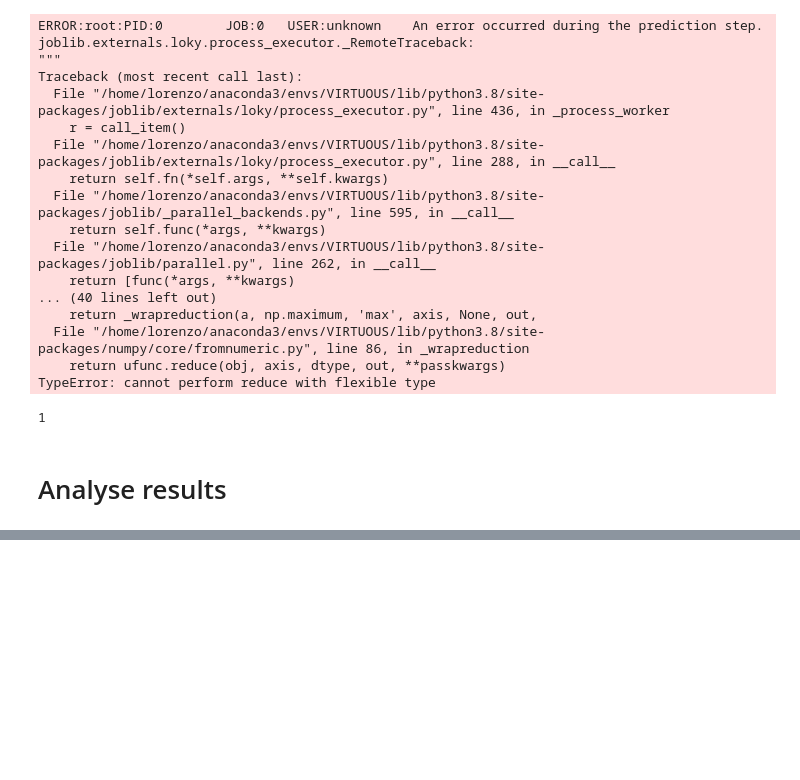
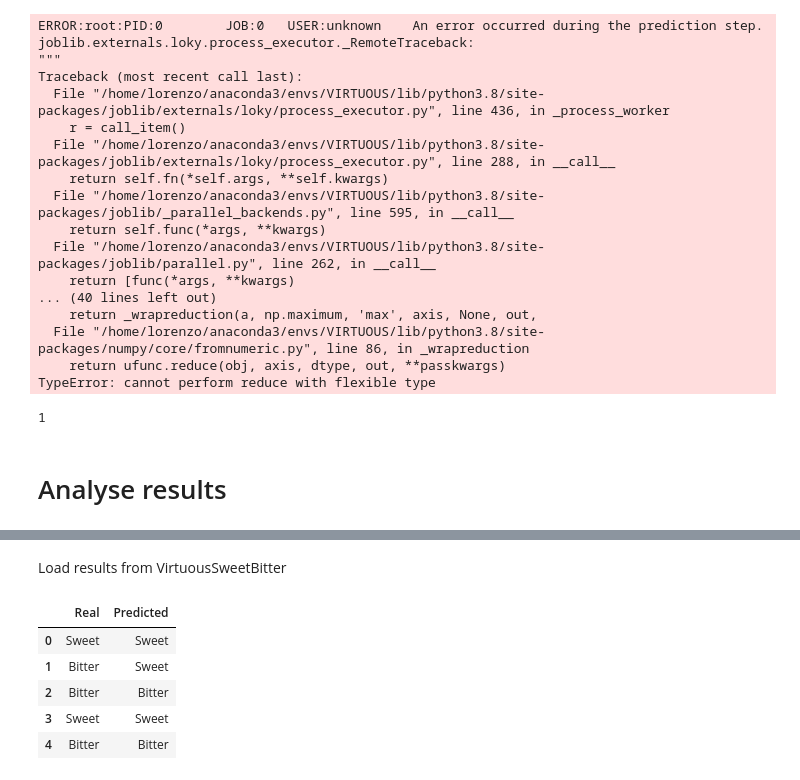
Before and after one commit to lorenzopallante/VirtuousMultiTaste, a Jupyter notebook: notebook/PerformanceComparison.ipynb, the cells around one changed output, grey strips where cells are left out. Cells and saved outputs as stored; diff of their text form; code cells hidden in the pictures; blank space fills up the shorter version.

```diff
--- a/notebook/PerformanceComparison.ipynb
+++ b/notebook/PerformanceComparison.ipynb
@@ -216,0 +176,20 @@ Bitter specificity:  76.18
+# %% [markdown]
+Load results from VirtuousSweetBitter
+# %%
+VirtuousSweetBitter_pred = pd.read_csv(data_path + '/PerformanceComparison/VirtuousSweetBitter/predictions.csv', sep=',')
+# if check_AD is False, then the predicted taste is Other
+# if check_AD is True, then the predicted taste the predcited taste
+VirtuousSweetBitter_pred["Class"] = np.where(VirtuousSweetBitter_pred["Check AD"] == False, "Other", VirtuousSweetBitter_pred["Class"])
+
+# # ordering stuff
+VirtuousSweetBitter_df = pd.DataFrame()
+VirtuousSweetBitter_df["Real"] = df_test["Taste"]
+VirtuousSweetBitter_df["Predicted"] = VirtuousSweetBitter_pred["Class"]
+VirtuousSweetBitter_df.head()
+# %% [output]
+|  | Real | Predicted |
+| 0 | Sweet | Sweet |
+| 1 | Bitter | Sweet |
+| 2 | Bitter | Bitter |
+| 3 | Sweet | Sweet |
+| 4 | Bitter | Bitter |
```
Also changed, not shown: parts of 14 cells of this notebook, 4 other files.
